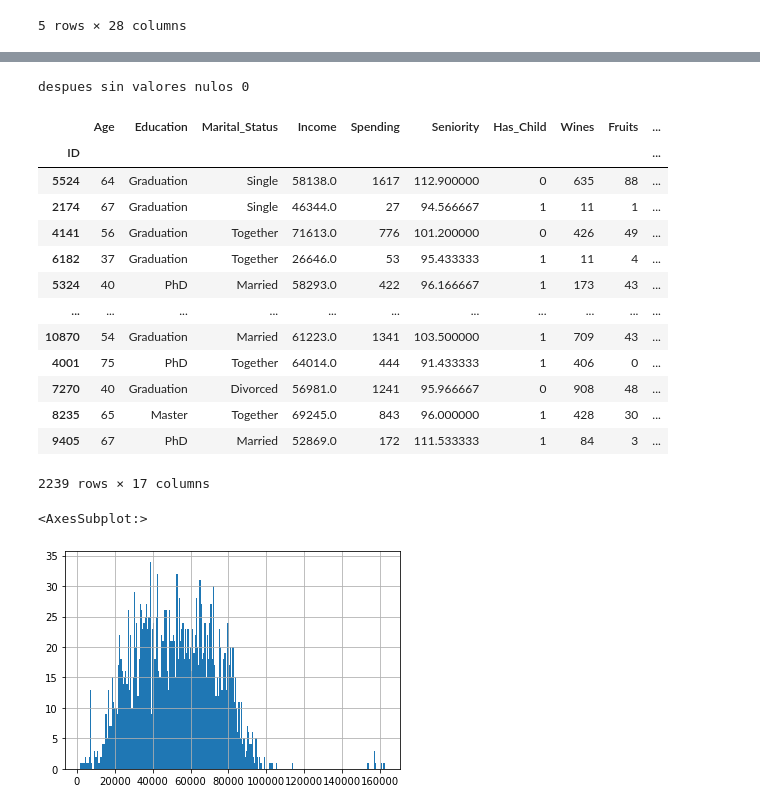
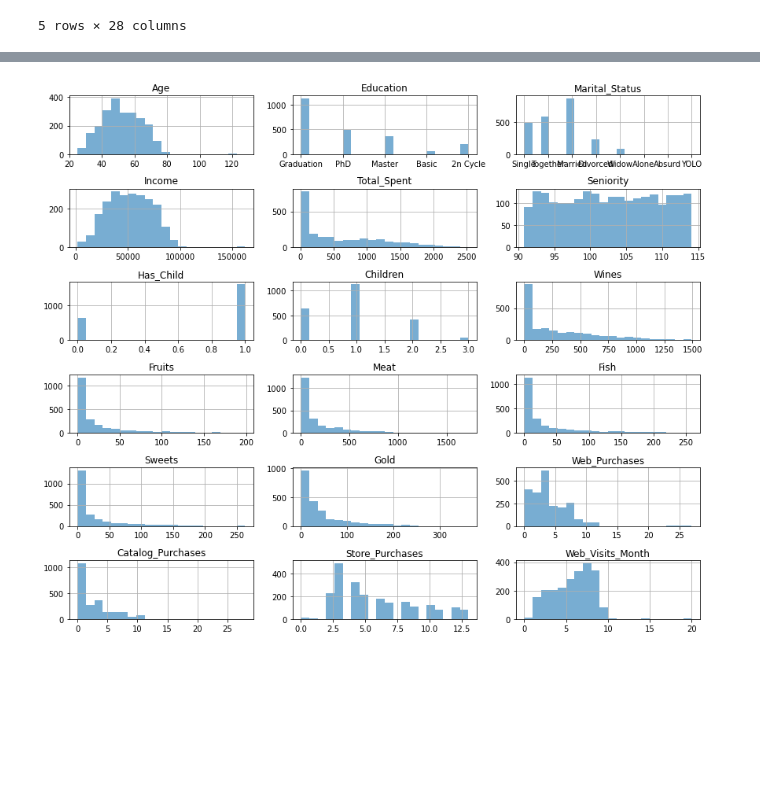
Before and after one commit to AndresGamboaBaldi/DataScience, a Jupyter notebook: CustomerAnalysis_Bustillos_Gamboa_Lopez_Quelali.ipynb, the cells around one changed output, grey strips where cells are left out. Cells and saved outputs as stored; diff of their text form; code cells hidden in the pictures; blank space fills up the shorter version.

```diff
--- a/CustomerAnalysis_Bustillos_Gamboa_Lopez_Quelali.ipynb
+++ b/CustomerAnalysis_Bustillos_Gamboa_Lopez_Quelali.ipynb
@@ -116,4 +145,0 @@ Name: Income, Length: 2240, dtype: float64
-# %%
-print('despues sin valores nulos',len(data[data.isna().any(axis=1)]))
-# %% [output]
-despues sin valores nulos 0
@@ -122,22 +146,5 @@ data = data[data['Income']<600000]
-# %%
-data
-# %% [output]
-|  | Age | Education | Marital_Status | Income | Spending | Seniority | Has_Child | Wines | Fruits | ... |
-| ID |  |  |  |  |  |  |  |  |  | ... |
-| 5524 | 64 | Graduation | Single | 58138.0 | 1617 | 112.900000 | 0 | 635 | 88 | ... |
-| 2174 | 67 | Graduation | Single | 46344.0 | 27 | 94.566667 | 1 | 11 | 1 | ... |
-| 4141 | 56 | Graduation | Together | 71613.0 | 776 | 101.200000 | 0 | 426 | 49 | ... |
-| 6182 | 37 | Graduation | Together | 26646.0 | 53 | 95.433333 | 1 | 11 | 4 | ... |
-| 5324 | 40 | PhD | Married | 58293.0 | 422 | 96.166667 | 1 | 173 | 43 | ... |
-| ... | ... | ... | ... | ... | ... | ... | ... | ... | ... | ... |
-| 10870 | 54 | Graduation | Married | 61223.0 | 1341 | 103.500000 | 1 | 709 | 43 | ... |
-| 4001 | 75 | PhD | Together | 64014.0 | 444 | 91.433333 | 1 | 406 | 0 | ... |
-| 7270 | 40 | Graduation | Divorced | 56981.0 | 1241 | 95.966667 | 0 | 908 | 48 | ... |
-| 8235 | 65 | Master | Together | 69245.0 | 843 | 96.000000 | 1 | 428 | 30 | ... |
-| 9405 | 67 | PhD | Married | 52869.0 | 172 | 111.533333 | 1 | 84 | 3 | ... |
-2239 rows × 17 columns
-# %%
-data['Income'].hist(bins=250)
-# %% [output]
-<AxesSubplot:>
-[figure, removed]
+# %%
+# Plot again after cleaning the data
+plot_features()
+# %% [output]
+[figure, added]
```
Also changed, not shown: parts of 26 cells of this notebook.
